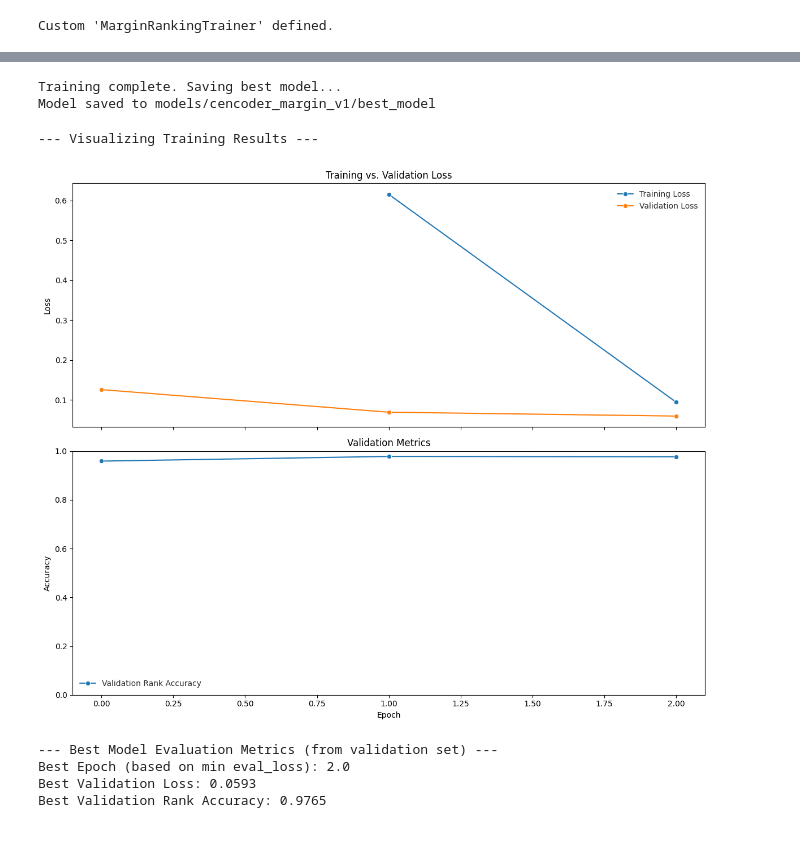
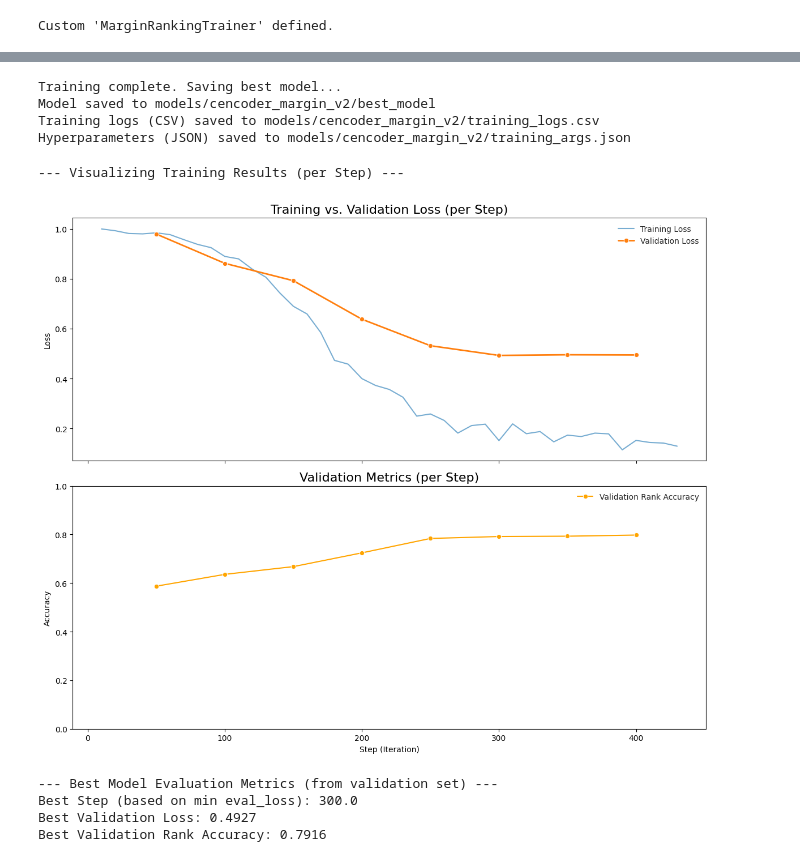
Before and after one commit to ku6kaw/S2ORCRanker, a Jupyter notebook: training/CROSS-M_train_cencoder_margin.ipynb, the cells around one changed output, grey strips where cells are left out. Cells and saved outputs as stored; diff of their text form; code cells hidden in the pictures.

Commit message:
trained cross margin

```diff
--- a/training/CROSS-M_train_cencoder_margin.ipynb
+++ b/training/CROSS-M_train_cencoder_margin.ipynb
@@ -280,62 +340,79 @@ MarginRankingTrainer initialized with margin=1.0
 --- Model Training Complete ---
 # %%
 # --- 9. モデルの保存 ---
+import json
 print("Training complete. Saving best model...")
 best_model_path = os.path.join(OUTPUT_MODEL_DIR, "best_model")
 trainer.save_model(best_model_path)
 print(f"Model saved to {best_model_path}")
+
+# --- ハイパーパラメータとログも保存 ---
+log_history = trainer.state.log_history
+df_log = pd.DataFrame(log_history)
+log_csv_path = os.path.join(OUTPUT_MODEL_DIR, "training_logs.csv")
+df_log.to_csv(log_csv_path, index=False)
+print(f"Training logs (CSV) saved to {log_csv_path}")
+
+args_json_path = os.path.join(OUTPUT_MODEL_DIR, "training_args.json")
+with open(args_json_path, "w") as f:
+    json.dump(trainer.args.to_dict(), f, indent=2)
+print(f"Hyperparameters (JSON) saved to {args_json_path}")
 # %% [output]
 Training complete. Saving best model...
-Model saved to models/cencoder_margin_v1/best_model
+Model saved to models/cencoder_margin_v2/best_model
+Training logs (CSV) saved to models/cencoder_margin_v2/training_logs.csv
+Hyperparameters (JSON) saved to models/cencoder_margin_v2/training_args.json
 # %%
 # --- 10. 訓練結果の可視化 ---
-print("\n--- Visualizing Training Results ---")
+print("\n--- Visualizing Training Results (per Step) ---")
 log_history = trainer.state.log_history
 df_log = pd.DataFrame(log_history)
 
 df_train = df_log[df_log['loss'].notna()].copy()
 df_eval = df_log[df_log['eval_loss'].notna()].copy()
 
-if 'epoch' in df_train.columns:
-    df_train['epoch'] = df_train['epoch'].astype(int)
-if 'epoch' in df_eval.columns:
-    df_eval['epoch'] = df_eval['epoch'].astype(int)
+# (epoch列の処理は不要)
 
 fig, (ax1, ax2) = plt.subplots(2, 1, figsize=(12, 10), sharex=True)
 plt.style.use('seaborn-v0_8-whitegrid')
 
+# --- グラフ1: 損失 (Loss) ---
+# ▼▼▼ 修正点: x軸を 'step' に変更 ▼▼▼
 if not df_train.empty:
-    sns.lineplot(data=df_train, x='epoch', y='loss', label='Training Loss', ax=ax1, marker='o')
+    sns.lineplot(data=df_train, x='step', y='loss', label='Training Loss', ax=ax1, alpha=0.6)
 if not df_eval.empty:
-    sns.lineplot(data=df_eval, x='epoch', y='eval_loss', label='Validation Loss', ax=ax1, marker='o')
-ax1.set_title('Training vs. Validation Loss')
+    sns.lineplot(data=df_eval, x='step', y='eval_loss', label='Validation Loss', ax=ax1, marker='o', linewidth=2)
+
+ax1.set_title('Training vs. Validation Loss (per Step)', fontsize=16)
 ax1.set_ylabel('Loss')
-ax1.set_xlabel('Epoch')
 ax1.legend()
 
+# --- グラフ2: 評価指標 (Accuracy) ---
+# ▼▼▼ 修正点: x軸を 'step' に変更 ▼▼▼
 if not df_eval.empty:
-    sns.lineplot(data=df_eval, x='epoch', y='eval_rank_accuracy', label='Validation Rank Accuracy', ax=ax2, marker='o')
-ax2.set_title('Validation Metrics')
+    sns.lineplot(data=df_eval, x='step', y='eval_rank_accuracy', label='Validation Rank Accuracy', ax=ax2, marker='o', color='orange')
+
+ax2.set_title('Validation Metrics (per Step)', fontsize=16)
 ax2.set_ylabel('Accuracy')
-ax2.set_xlabel('Epoch')
+ax2.set_xlabel('Step (Iteration)') # X軸ラベルをStepに
 ax2.legend()
 ax2.set_ylim(0, 1)
 
 plt.tight_layout()
 plt.show()
 
 print("\n--- Best Model Evaluation Metrics (from validation set) ---")
 if not df_eval.empty:
     best_run = df_eval.loc[df_eval['eval_loss'].idxmin()]
-    print(f"Best Epoch (based on min eval_loss): {best_run['epoch']}")
+    print(f"Best Step (based on min eval_loss): {best_run['step']}")
     print(f"Best Validation Loss: {best_run['eval_loss']:.4f}")
     print(f"Best Validation Rank Accuracy: {best_run['eval_rank_accuracy']:.4f}")
 else:
     print("No evaluation steps were completed.")
 # %% [output]
---- Visualizing Training Results ---
+--- Visualizing Training Results (per Step) ---
-[figure, old version]
+[figure, new version]
 --- Best Model Evaluation Metrics (from validation set) ---
-Best Epoch (based on min eval_loss): 2.0
-Best Validation Loss: 0.0593
-Best Validation Rank Accuracy: 0.9765
+Best Step (based on min eval_loss): 300.0
+Best Validation Loss: 0.4927
+Best Validation Rank Accuracy: 0.7916
```
Also changed, not shown: parts of 7 cells of this notebook, 5 other files.
